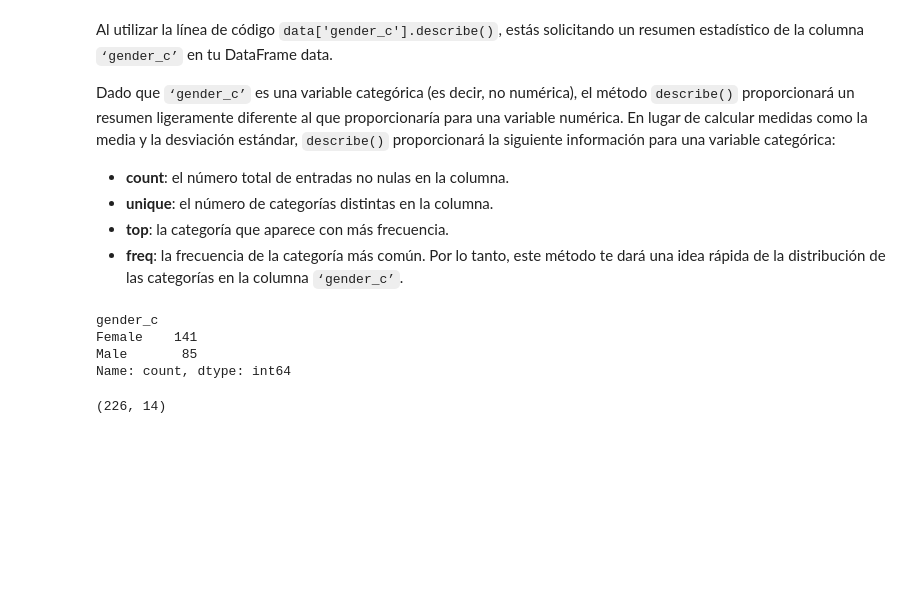
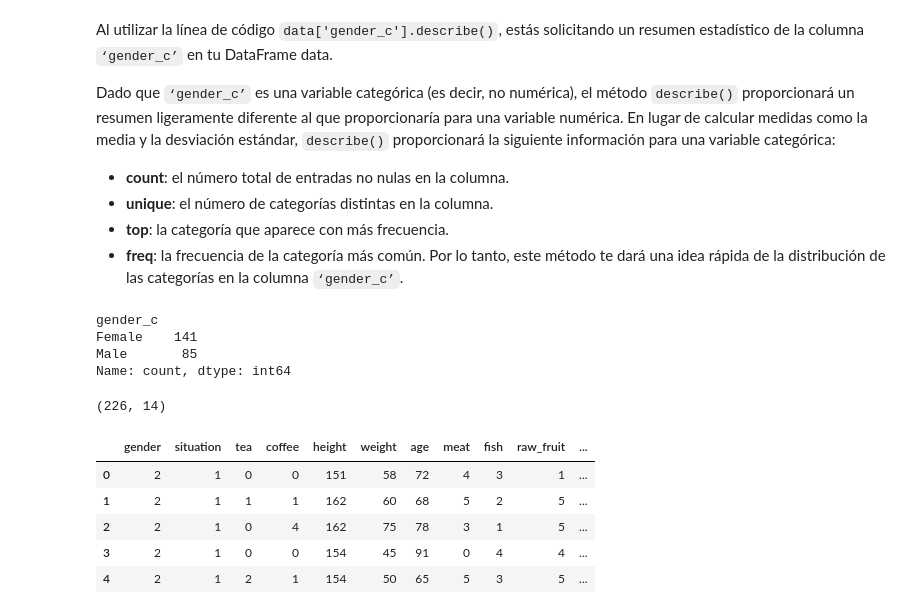
Before and after one commit to HikkizZ/InteligenciaArtificial_Uni, a Jupyter notebook: Class1.ipynb, the cells around one changed output. Saved outputs shown, nothing was run; the diff lists cells and outputs as text; code cells hidden in the pictures; blank space fills up the shorter version.

```diff
--- a/Class1.ipynb
+++ b/Class1.ipynb
@@ -322,3 +322,13 @@ Name: count, dtype: int64
 data.shape
 # %% [output]
 (226, 14)
+# %%
+# La función head() nos permite ver las primeras observaciones del conjunto de datos.
+data.head()
+# %% [output]
+|  | gender | situation | tea | coffee | height | weight | age | meat | fish | raw_fruit | ... |
+| 0 | 2 | 1 | 0 | 0 | 151 | 58 | 72 | 4 | 3 | 1 | ... |
+| 1 | 2 | 1 | 1 | 1 | 162 | 60 | 68 | 5 | 2 | 5 | ... |
+| 2 | 2 | 1 | 0 | 4 | 162 | 75 | 78 | 3 | 1 | 5 | ... |
+| 3 | 2 | 1 | 0 | 0 | 154 | 45 | 91 | 0 | 4 | 4 | ... |
+| 4 | 2 | 1 | 2 | 1 | 154 | 50 | 65 | 5 | 3 | 5 | ... |
```
Also changed, not shown: parts of 8 cells of this notebook.
